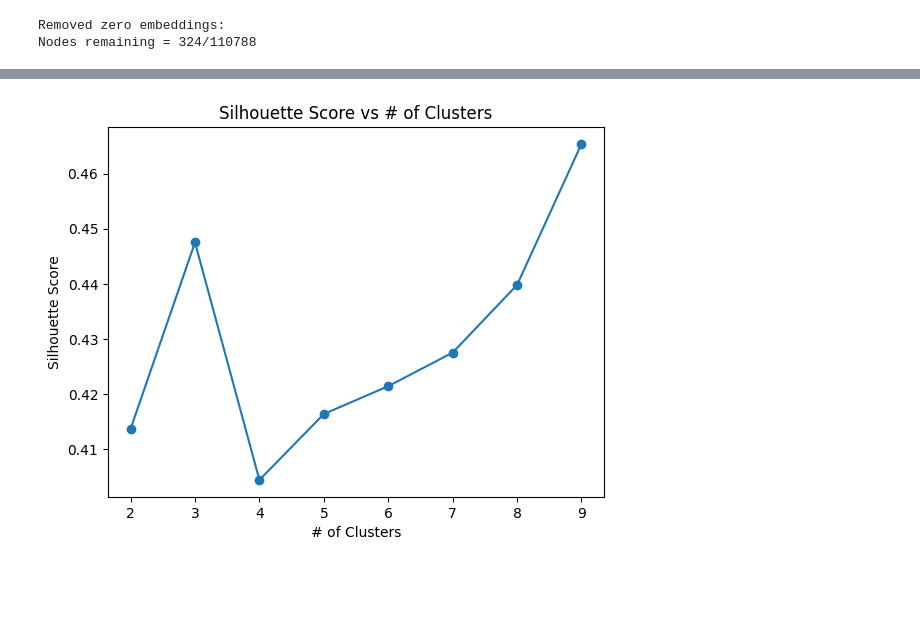
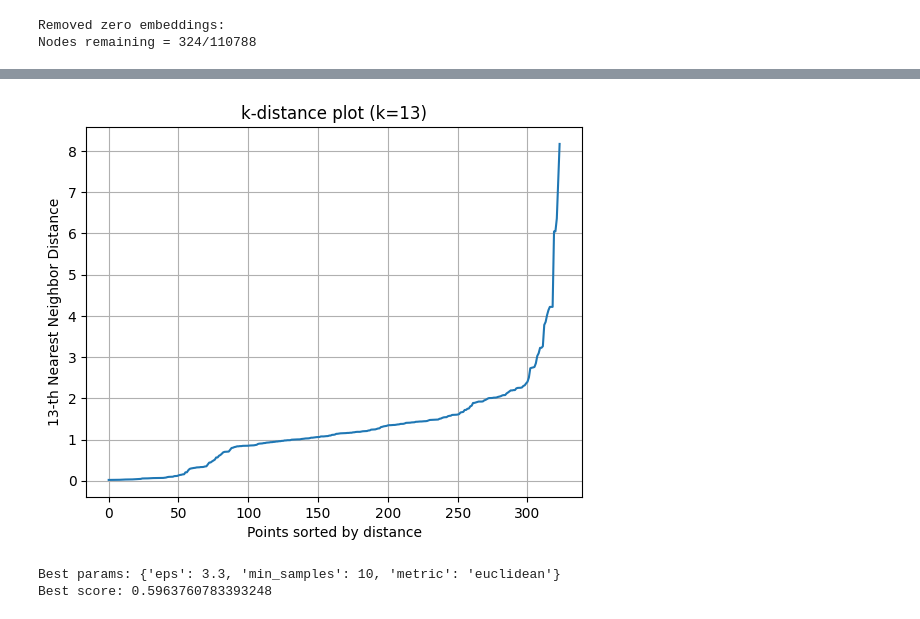
Before and after one commit to Xron7/FakeNewsDetection, a Jupyter notebook: network/node_clustering.ipynb, the cells around one changed output, grey strips where cells are left out. Cells and saved outputs as stored; diff of their text form; code cells hidden in the pictures; blank space fills up the shorter version.

```diff
--- a/network/node_clustering.ipynb
+++ b/network/node_clustering.ipynb
@@ -32,19 +133,54 @@ X = scaler.fit_transform(df[embedding_cols])
+# %%
+from sklearn.neighbors import NearestNeighbors
+import numpy as np
+
+k = 13
+nbrs = NearestNeighbors(n_neighbors=k).fit(X)
+distances, _ = nbrs.kneighbors(X)
+
+plt.plot(np.sort(distances[:, -1]))
+plt.title(f"k-distance plot (k={k})")
+plt.xlabel("Points sorted by distance")
+plt.ylabel(f"{k}-th Nearest Neighbor Distance")
+plt.grid()
+plt.show()
+# %% [output]
+[figure, added]
 # %%
-from sklearn.cluster import KMeans
-from sklearn.metrics import silhouette_score
-import matplotlib.pyplot as plt
+from itertools import product
 
-cluster_range = range(2, 10)
+def clustering_grid_search(X, method, param_grid, param_names):
 
-scores = []
-for k in cluster_range:
-    kmeans = KMeans(n_clusters=k, random_state=seed).fit(X)
-    scores.append(silhouette_score(X, kmeans.labels_))
+    best_score = -1
+    best_params = None
+    all_results = []
 
-plt.plot(cluster_range, scores, marker='o')
-plt.title("Silhouette Score vs # of Clusters")
-plt.xlabel("# of Clusters")
-plt.ylabel("Silhouette Score")
-plt.show()
+    for param_values in param_grid:
+        params = dict(zip(param_names, param_values))
+        model = method(**params)
+        labels = model.fit_predict(X)
+
+        if len(set(labels)) <= 1 or (set(labels) == {-1}):
+            continue
+
+        score = silhouette_score(X, labels)
+        all_results.append((params, score))
+
+        if score > best_score:
+            best_score = score
+            best_params = params
+
+    print(f"Best params: {best_params}")
+    print(f"Best score: {best_score}")
+
+    return best_params
+
+db_param_grid = list(product([0.3, 0.5, 0.7, 1.0, 2.5, 2.7, 3.0, 3.3, 3.5], [10, 12, 13, 15, 20], ['euclidean', 'manhattan', 'cosine']))
+db_param_names = ['eps', 'min_samples', 'metric']
+
+best_db_params = clustering_grid_search(
+    X, DBSCAN, db_param_grid, db_param_names
+)
 # %% [output]
-[figure, removed]
+Best params: {'eps': 3.3, 'min_samples': 10, 'metric': 'euclidean'}
+Best score: 0.5963760783393248
```
Also changed, not shown: parts of 21 cells of this notebook, 1 other file.
